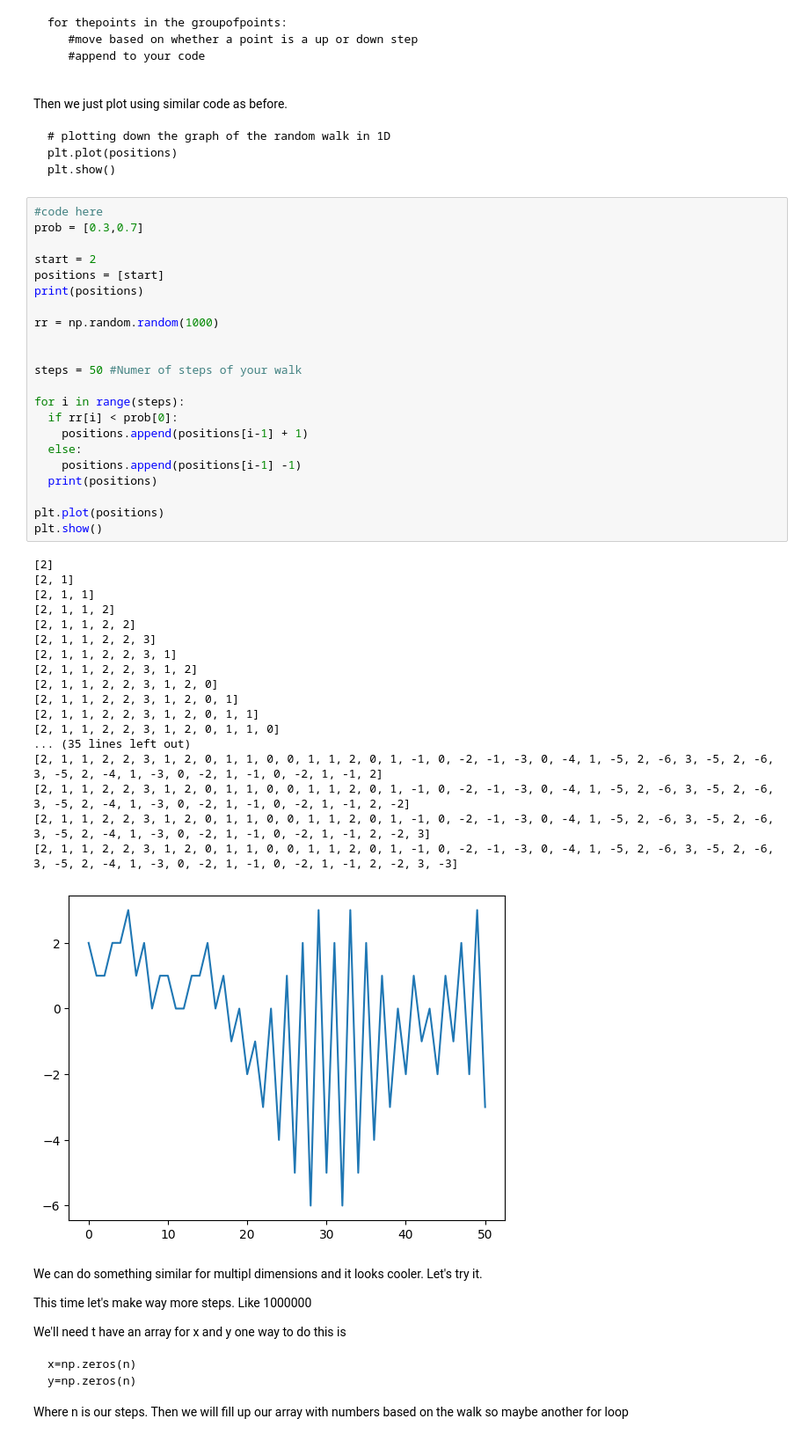
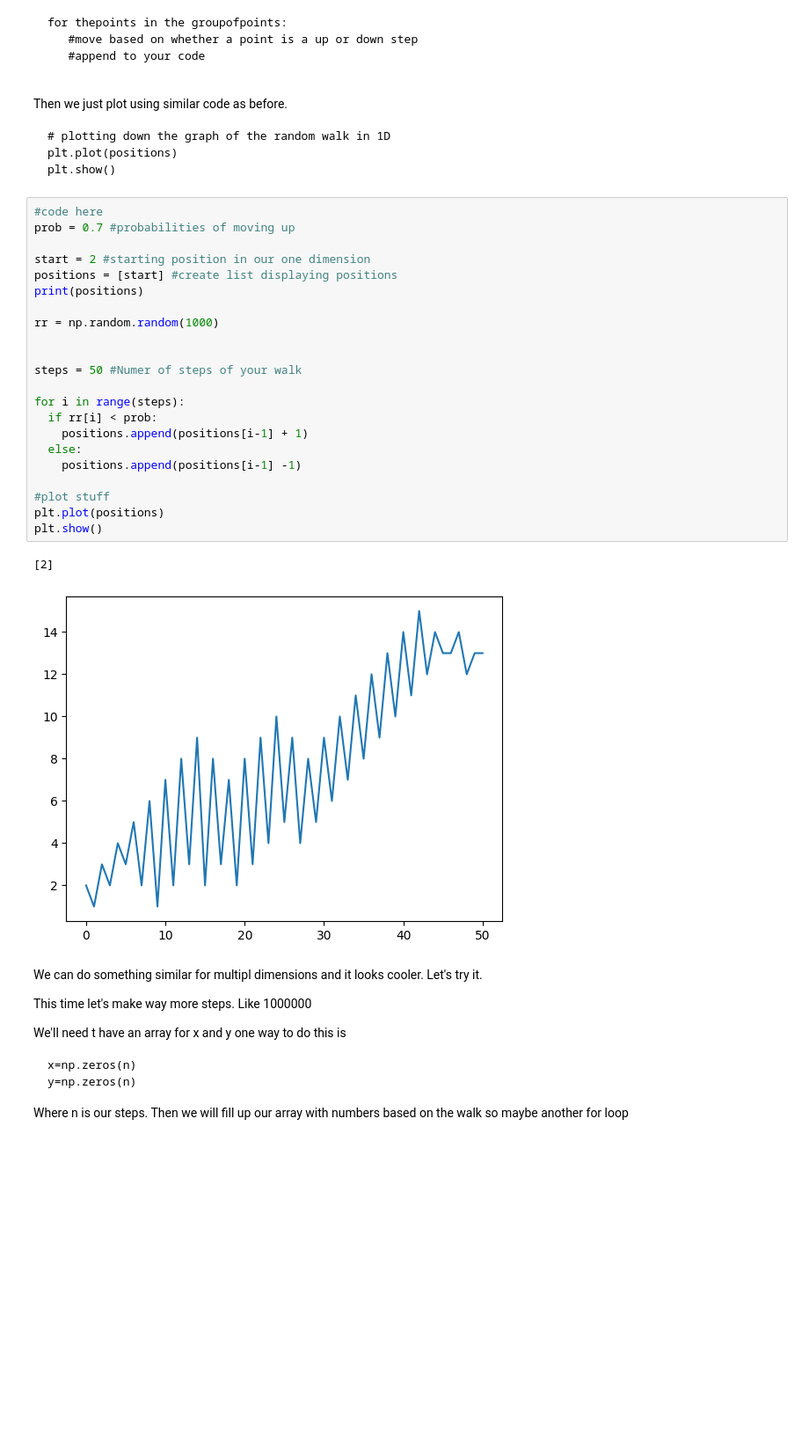
Before and after one commit to Logan-Bz/PHYS3025Work, a Jupyter notebook: PHYS3025_Activty2.ipynb, the cells around one changed output. Shown at 88% size. Saved outputs shown, nothing was run; the diff lists cells and outputs as text; blank space fills up the shorter version.

````diff
--- a/PHYS3025_Activty2.ipynb
+++ b/PHYS3025_Activty2.ipynb
@@ -154,45 +141,29 @@ plt.show()
 ```
 # %%
 #code here
-prob = [0.3,0.7]
+prob = 0.7 #probabilities of moving up
 
-start = 2
-positions = [start]
+start = 2 #starting position in our one dimension
+positions = [start] #create list displaying positions
 print(positions)
 
 rr = np.random.random(1000)
 
 
 steps = 50 #Numer of steps of your walk
 
 for i in range(steps):
-  if rr[i] < prob[0]:
+  if rr[i] < prob:
     positions.append(positions[i-1] + 1)
   else:
     positions.append(positions[i-1] -1)
-  print(positions)
 
+#plot stuff
 plt.plot(positions)
 plt.show()
 # %% [output]
 [2]
-[2, 1]
-[2, 1, 1]
-[2, 1, 1, 2]
-[2, 1, 1, 2, 2]
-[2, 1, 1, 2, 2, 3]
-[2, 1, 1, 2, 2, 3, 1]
-[2, 1, 1, 2, 2, 3, 1, 2]
-[2, 1, 1, 2, 2, 3, 1, 2, 0]
-[2, 1, 1, 2, 2, 3, 1, 2, 0, 1]
-[2, 1, 1, 2, 2, 3, 1, 2, 0, 1, 1]
-[2, 1, 1, 2, 2, 3, 1, 2, 0, 1, 1, 0]
-... (35 lines left out)
-[2, 1, 1, 2, 2, 3, 1, 2, 0, 1, 1, 0, 0, 1, 1, 2, 0, 1, -1, 0, -2, -1, -3, 0, -4, 1, -5, 2, -6, 3, -5, 2, -6, 3, -5, 2, -4, 1, -3, 0, -2, 1, -1, 0, -2, 1, -1, 2]
-[2, 1, 1, 2, 2, 3, 1, 2, 0, 1, 1, 0, 0, 1, 1, 2, 0, 1, -1, 0, -2, -1, -3, 0, -4, 1, -5, 2, -6, 3, -5, 2, -6, 3, -5, 2, -4, 1, -3, 0, -2, 1, -1, 0, -2, 1, -1, 2, -2]
-[2, 1, 1, 2, 2, 3, 1, 2, 0, 1, 1, 0, 0, 1, 1, 2, 0, 1, -1, 0, -2, -1, -3, 0, -4, 1, -5, 2, -6, 3, -5, 2, -6, 3, -5, 2, -4, 1, -3, 0, -2, 1, -1, 0, -2, 1, -1, 2, -2, 3]
-[2, 1, 1, 2, 2, 3, 1, 2, 0, 1, 1, 0, 0, 1, 1, 2, 0, 1, -1, 0, -2, -1, -3, 0, -4, 1, -5, 2, -6, 3, -5, 2, -6, 3, -5, 2, -4, 1, -3, 0, -2, 1, -1, 0, -2, 1, -1, 2, -2, 3, -3]
-[figure, old version]
+[figure, new version]
 # %% [markdown]
 We can do something similar for multipl dimensions and it looks cooler. Let's try it.
 
````
Also changed, not shown: parts of 4 cells of this notebook.
